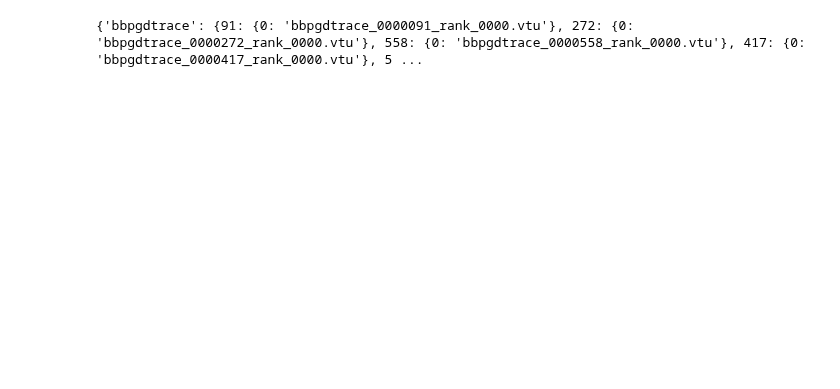
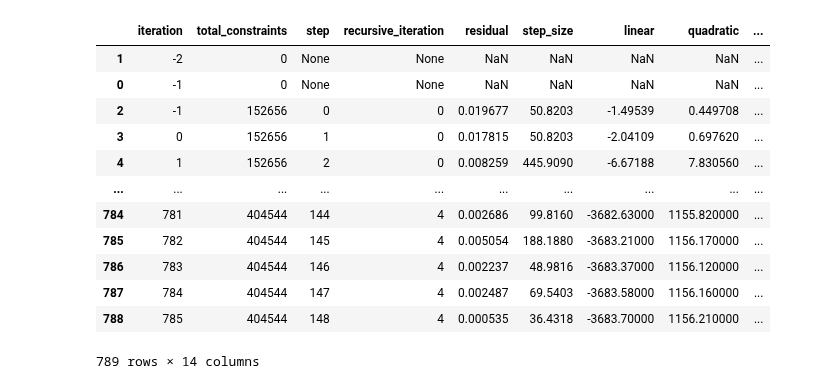
Before and after one commit to ManuelLerchner/ProliferatingCellCollectives-IDP, a Jupyter notebook: analysis/plot_bbgdp.ipynb, the cells around one changed output. Drawn from its saved outputs; the diff is of its cells as text; code cells hidden in the pictures; blank space fills up the shorter version.

```diff
--- a/analysis/plot_bbgdp.ipynb
+++ b/analysis/plot_bbgdp.ipynb
@@ -5,10 +5,8 @@ import pandas as pd
 import numpy as np
 import matplotlib.pyplot as plt
 # %%
-bbpgd_data = load_all_files(
-    f"../code/cpp/build/src/logs/data", "bbpgdtrace")
+# bbpgd_data = load_all_files(
+#     f"../code/cpp/build/src/logs/data", "bbpgdtrace")
-# %% [output]
-{'bbpgdtrace': {91: {0: 'bbpgdtrace_0000091_rank_0000.vtu'}, 272: {0: 'bbpgdtrace_0000272_rank_0000.vtu'}, 558: {0: 'bbpgdtrace_0000558_rank_0000.vtu'}, 417: {0: 'bbpgdtrace_0000417_rank_0000.vtu'}, 5 ...
 # %%
 bbpgd_data["iteration"] = bbpgd_data["iteration"] - 1
 # %%
@@ -62,6 +60,22 @@ def makeplot(data, x, y, xlabel=None, ylabel=None, outname=None, variable="densi
         fig.savefig(outname, dpi=300, bbox_inches="tight")
 
     return fig, ax
+# %%
+bbpgd_data
+# %% [output]
+|  | iteration | total_constraints | step | recursive_iteration | residual | step_size | linear | quadratic | ... |
+| 1 | -2 | 0 | None | None | NaN | NaN | NaN | NaN | ... |
+| 0 | -1 | 0 | None | None | NaN | NaN | NaN | NaN | ... |
+| 2 | -1 | 152656 | 0 | 0 | 0.019677 | 50.8203 | -1.49539 | 0.449708 | ... |
+| 3 | 0 | 152656 | 1 | 0 | 0.017815 | 50.8203 | -2.04109 | 0.697620 | ... |
+| 4 | 1 | 152656 | 2 | 0 | 0.008259 | 445.9090 | -6.67188 | 7.830560 | ... |
+| ... | ... | ... | ... | ... | ... | ... | ... | ... | ... |
+| 784 | 781 | 404544 | 144 | 4 | 0.002686 | 99.8160 | -3682.63000 | 1155.820000 | ... |
+| 785 | 782 | 404544 | 145 | 4 | 0.005054 | 188.1880 | -3683.21000 | 1156.170000 | ... |
+| 786 | 783 | 404544 | 146 | 4 | 0.002237 | 48.9816 | -3683.37000 | 1156.120000 | ... |
+| 787 | 784 | 404544 | 147 | 4 | 0.002487 | 69.5403 | -3683.58000 | 1156.160000 | ... |
+| 788 | 785 | 404544 | 148 | 4 | 0.000535 | 36.4318 | -3683.70000 | 1156.210000 | ... |
+789 rows × 14 columns
 # %%
 # Create main plot
 import matplotlib.ticker as mticker
```
Also changed, not shown: parts of 3 cells of this notebook, 2 other files.
